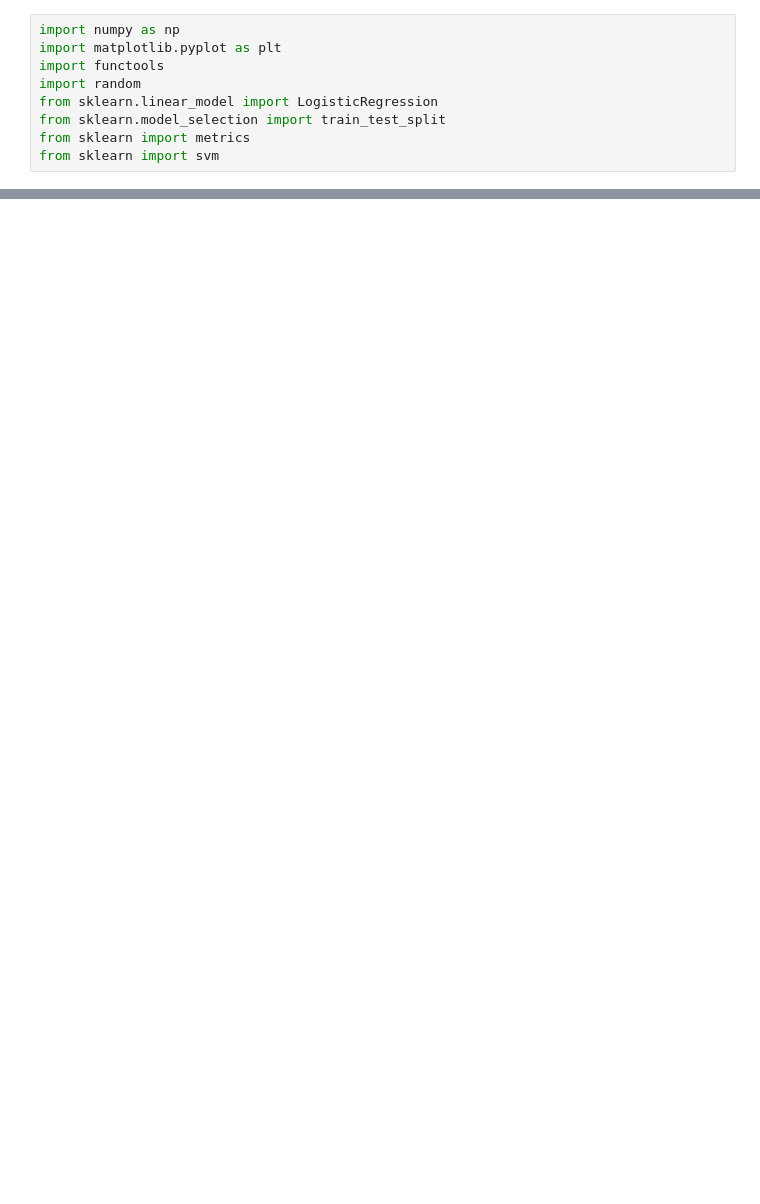
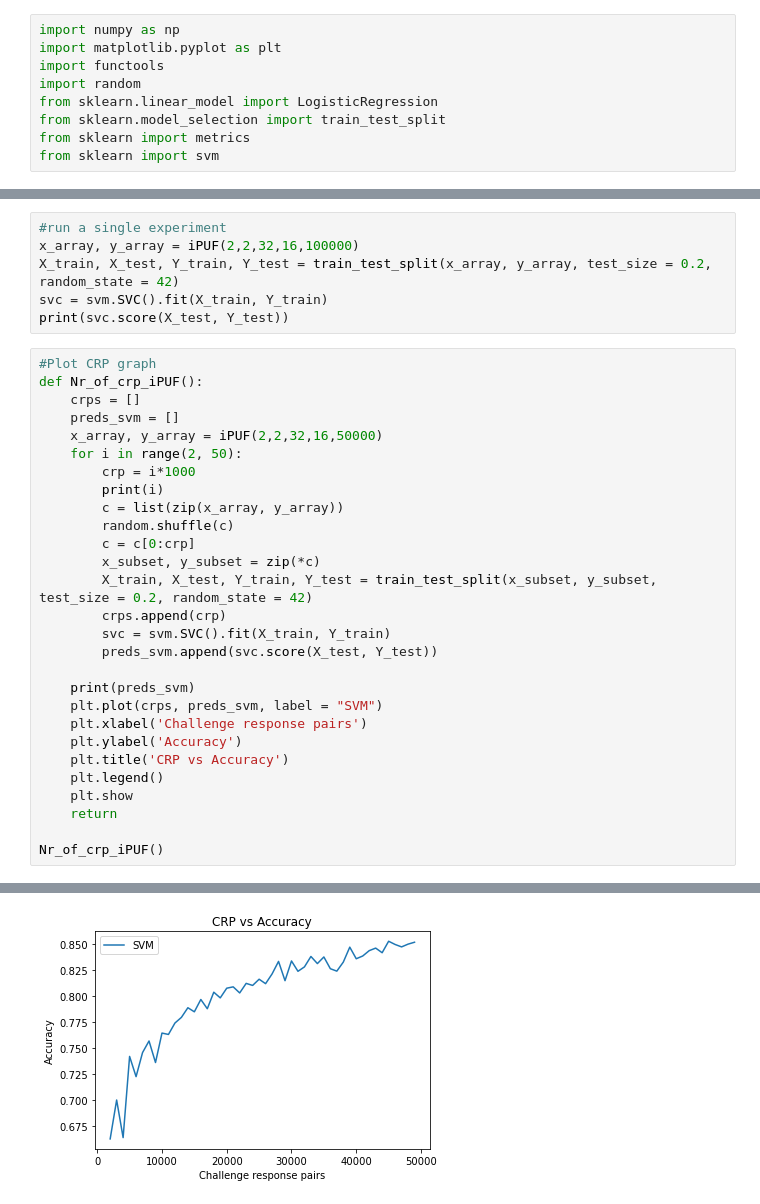
Before and after one commit to aalkaswan/Systems_Security, a Jupyter notebook: Assignment_1_3.ipynb, the cells around one changed output, grey strips where cells are left out. Cells and saved outputs as stored; diff of their text form; blank space fills up the shorter version.

```diff
--- a/Assignment_1_3.ipynb
+++ b/Assignment_1_3.ipynb
@@ -54,0 +50,35 @@ print(svc.score(X_test, Y_test))
+# %%
+#run a single experiment
+x_array, y_array = iPUF(2,2,32,16,100000)
+X_train, X_test, Y_train, Y_test = train_test_split(x_array, y_array, test_size = 0.2, random_state = 42)
+svc = svm.SVC().fit(X_train, Y_train)
+print(svc.score(X_test, Y_test))
+# %%
+#Plot CRP graph
+def Nr_of_crp_iPUF():
+    crps = []
+    preds_svm = []
+    x_array, y_array = iPUF(2,2,32,16,50000)
+    for i in range(2, 50):
+        crp = i*1000
+        print(i)
+        c = list(zip(x_array, y_array))
+        random.shuffle(c)
+        c = c[0:crp]
+        x_subset, y_subset = zip(*c)
+        X_train, X_test, Y_train, Y_test = train_test_split(x_subset, y_subset, test_size = 0.2, random_state = 42)
+        crps.append(crp)
+        svc = svm.SVC().fit(X_train, Y_train)
+        preds_svm.append(svc.score(X_test, Y_test))
+
+    print(preds_svm)
+    plt.plot(crps, preds_svm, label = "SVM")
+    plt.xlabel('Challenge response pairs')
+    plt.ylabel('Accuracy')
+    plt.title('CRP vs Accuracy')
+    plt.legend()
+    plt.show
+    return
+
+Nr_of_crp_iPUF()
+# %% [output]
@@ -54,0 +102 @@ print(svc.score(X_test, Y_test))
+[figure, added]
```
Also changed, not shown: parts of 6 cells of this notebook, 1 other file.
